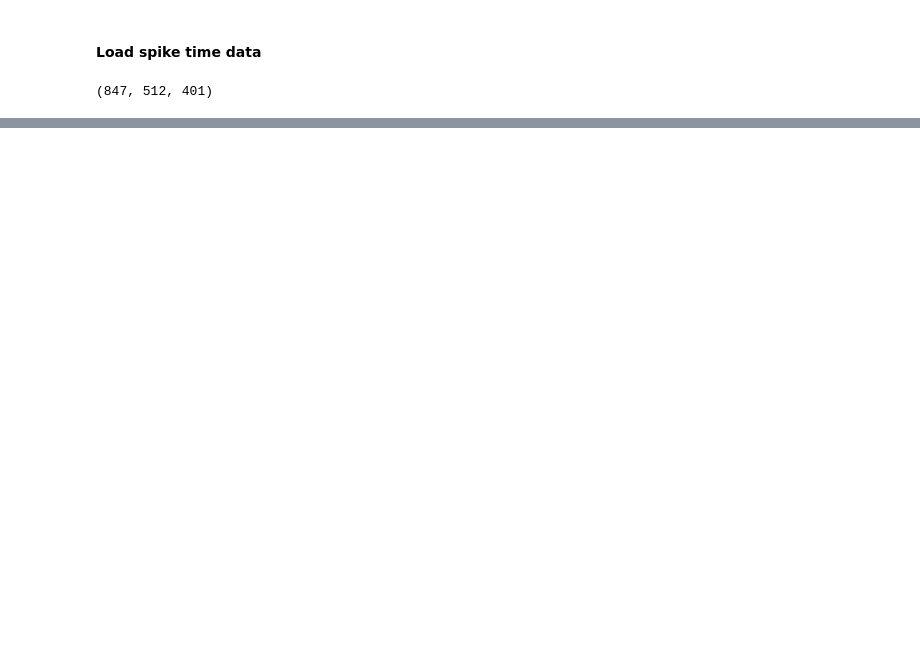
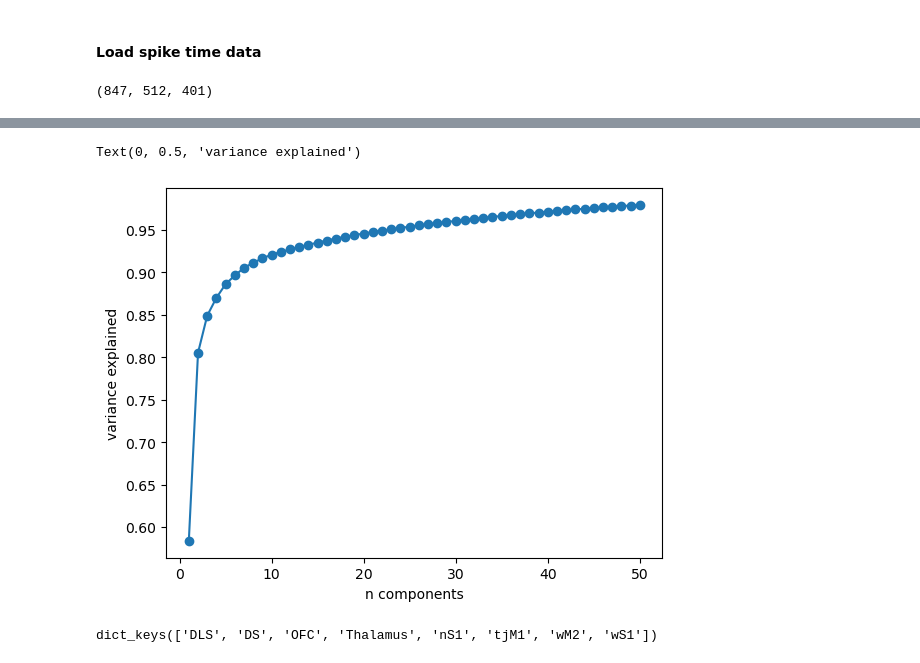
Before and after one commit to abisi/comm-project, a Jupyter notebook: code/data_psth.ipynb, the cells around one changed output, grey strips where cells are left out. Drawn from its saved outputs; the diff is of its cells as text; code cells hidden in the pictures; blank space fills up the shorter version.

```diff
--- a/code/data_psth.ipynb
+++ b/code/data_psth.ipynb
@@ -104,0 +150,13 @@ for trial_type in trial_type_list:
+# %%
+fig, ax = plt.subplots()
+ax.plot(np.arange(50)+1,np.cumsum(pca.explained_variance_ratio_)[:50],marker="o")
+ax.set_xlim()
+ax.set_xlabel("n components")
+ax.set_ylabel("variance explained")
+# %% [output]
+Text(0, 0.5, 'variance explained')
+[figure, added]
+# %%
+all_psths["ah"].keys()
+# %% [output]
+dict_keys(['DLS', 'DS', 'OFC', 'Thalamus', 'nS1', 'tjM1', 'wM2', 'wS1'])
```
Also changed, not shown: parts of 19 cells of this notebook.
